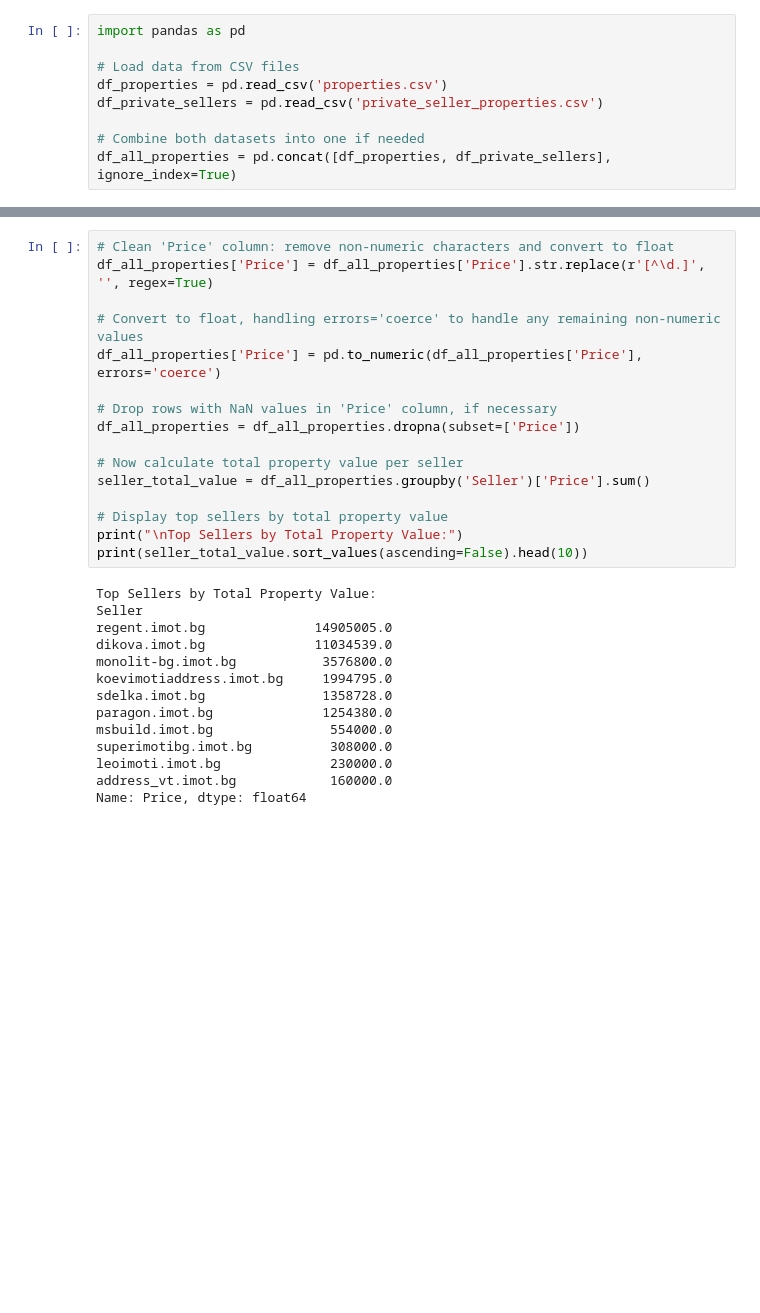
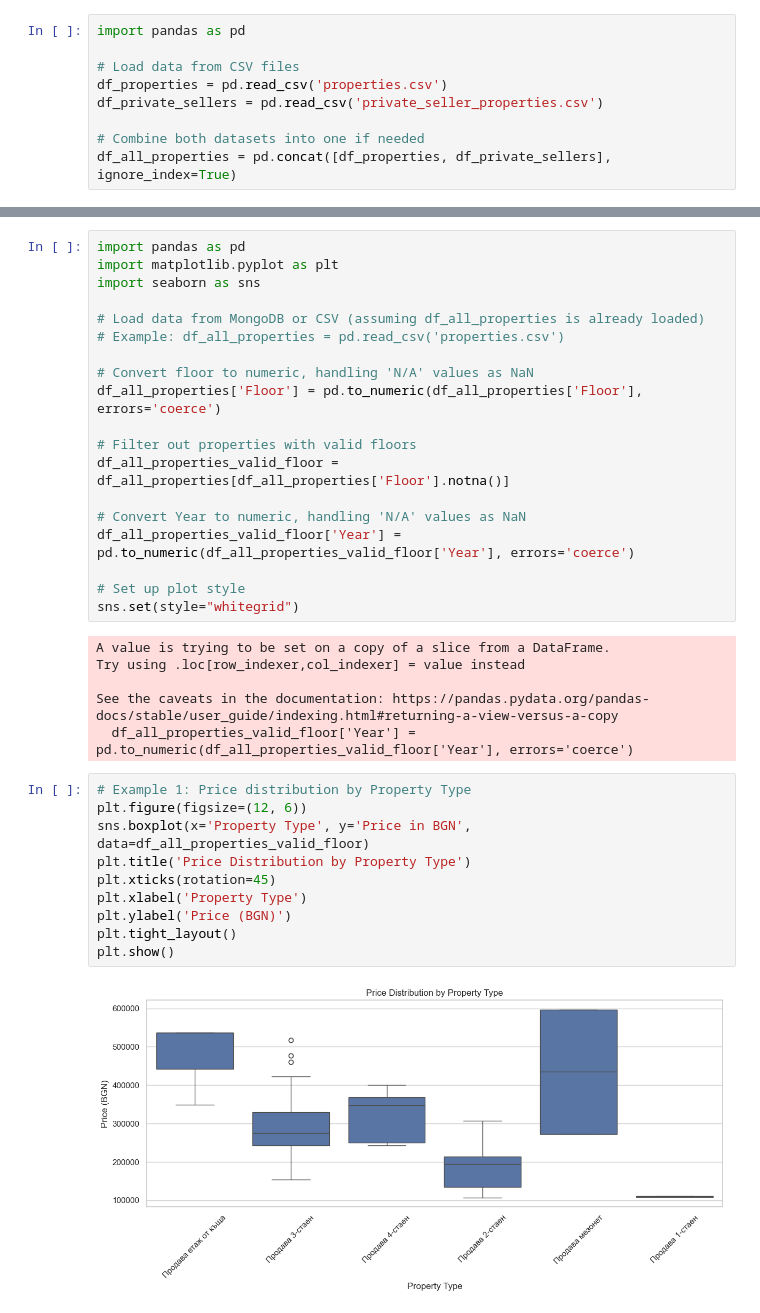
Before and after one commit to akcdev777/imot-scrape, a Jupyter notebook: main.ipynb, the cells around one changed output, grey strips where cells are left out. Cells and saved outputs as stored; diff of their text form; blank space fills up the shorter version.

```diff
--- a/main.ipynb
+++ b/main.ipynb
@@ -93,31 +116,38 @@ accent_vt.imot.bg             2
 Name: count, dtype: int64
-# %%
-# Clean 'Price' column: remove non-numeric characters and convert to float
-df_all_properties['Price'] = df_all_properties['Price'].str.replace(r'[^\d.]', '', regex=True)
-
-# Convert to float, handling errors='coerce' to handle any remaining non-numeric values
-df_all_properties['Price'] = pd.to_numeric(df_all_properties['Price'], errors='coerce')
-
-# Drop rows with NaN values in 'Price' column, if necessary
-df_all_properties = df_all_properties.dropna(subset=['Price'])
-
-# Now calculate total property value per seller
-seller_total_value = df_all_properties.groupby('Seller')['Price'].sum()
-
-# Display top sellers by total property value
-print("\nTop Sellers by Total Property Value:")
-print(seller_total_value.sort_values(ascending=False).head(10))
-# %% [output]
-Top Sellers by Total Property Value:
-Seller
-regent.imot.bg              14905005.0
-dikova.imot.bg              11034539.0
-monolit-bg.imot.bg           3576800.0
-koevimotiaddress.imot.bg     1994795.0
-sdelka.imot.bg               1358728.0
-paragon.imot.bg              1254380.0
-msbuild.imot.bg               554000.0
-superimotibg.imot.bg          308000.0
-leoimoti.imot.bg              230000.0
-address_vt.imot.bg            160000.0
-Name: Price, dtype: float64
+# %%
+import pandas as pd
+import matplotlib.pyplot as plt
+import seaborn as sns
+
+# Load data from MongoDB or CSV (assuming df_all_properties is already loaded)
+# Example: df_all_properties = pd.read_csv('properties.csv')
+
+# Convert floor to numeric, handling 'N/A' values as NaN
+df_all_properties['Floor'] = pd.to_numeric(df_all_properties['Floor'], errors='coerce')
+
+# Filter out properties with valid floors
+df_all_properties_valid_floor = df_all_properties[df_all_properties['Floor'].notna()]
+
+# Convert Year to numeric, handling 'N/A' values as NaN
+df_all_properties_valid_floor['Year'] = pd.to_numeric(df_all_properties_valid_floor['Year'], errors='coerce')
+
+# Set up plot style
+sns.set(style="whitegrid")
+# %% [output]
+A value is trying to be set on a copy of a slice from a DataFrame.
+Try using .loc[row_indexer,col_indexer] = value instead
+
+See the caveats in the documentation: https://pandas.pydata.org/pandas-docs/stable/user_guide/indexing.html#returning-a-view-versus-a-copy
+  df_all_properties_valid_floor['Year'] = pd.to_numeric(df_all_properties_valid_floor['Year'], errors='coerce')
+# %%
+# Example 1: Price distribution by Property Type
+plt.figure(figsize=(12, 6))
+sns.boxplot(x='Property Type', y='Price in BGN', data=df_all_properties_valid_floor)
+plt.title('Price Distribution by Property Type')
+plt.xticks(rotation=45)
+plt.xlabel('Property Type')
+plt.ylabel('Price (BGN)')
+plt.tight_layout()
+plt.show()
+# %% [output]
+[figure, added]
```
Also changed, not shown: parts of 10 cells of this notebook, 6 other files.
